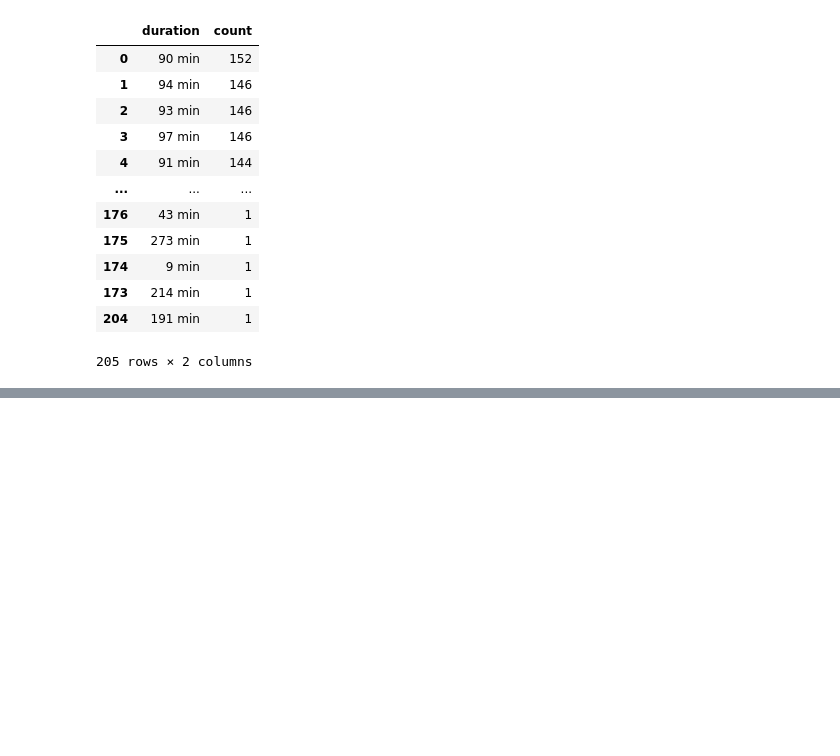
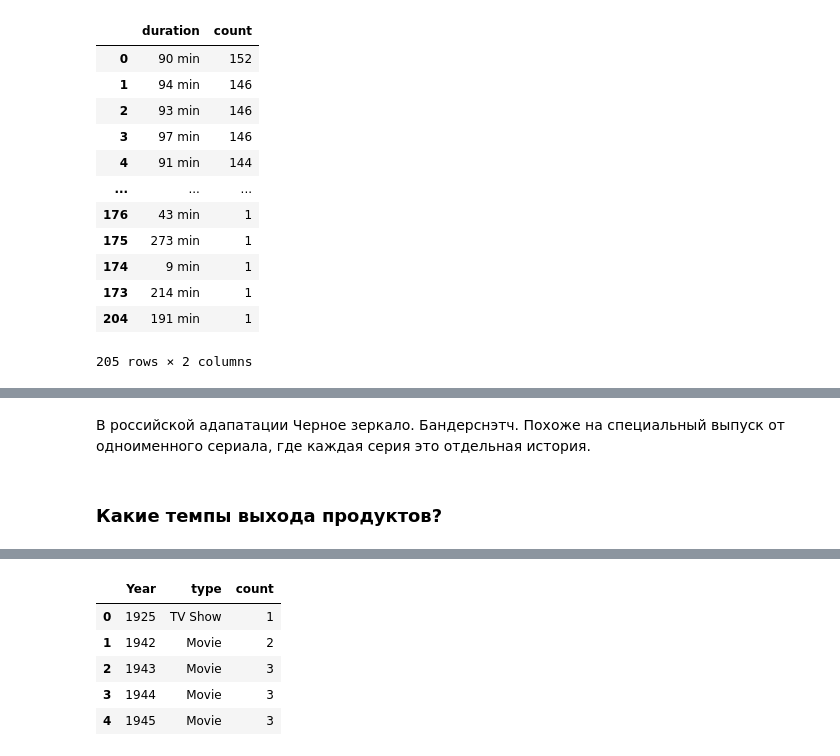
Before and after one commit to konstantin-novikov/pet-project, a Jupyter notebook: nerfli.ipynb, the cells around one changed output, grey strips where cells are left out. Cells and saved outputs as stored; diff of their text form; code cells hidden in the pictures; blank space fills up the shorter version.

```diff
--- a/nerfli.ipynb
+++ b/nerfli.ipynb
@@ -389,0 +391,13 @@ duration_films.sort_values(by='duration', ascending = False).head(1)
+# %% [markdown]
+В российской адапатации Черное зеркало. Бандерснэтч. Похоже на специальный выпуск от одноименного сериала, где каждая серия это отдельная история.
+# %% [markdown]
+### Какие темпы выхода продуктов?
+# %%
+#создаем таблицу с выходом продуктов по годам в зависимости от типа
+temp = df.pivot_table(index =('release_year','type'), values='show_id', aggfunc=['count']).reset_index()
+temp.columns = ['Year', 'type', 'count']
+
+fig = px.line(temp, x="Year", y="count", color='type')
+fig.show()
+temp.head()
+# %% [output]
@@ -389,0 +405,6 @@ duration_films.sort_values(by='duration', ascending = False).head(1)
+|  | Year | type | count |
+| 0 | 1925 | TV Show | 1 |
+| 1 | 1942 | Movie | 2 |
+| 2 | 1943 | Movie | 3 |
+| 3 | 1944 | Movie | 3 |
+| 4 | 1945 | Movie | 3 |
```
Also changed, not shown: parts of 23 cells of this notebook.
